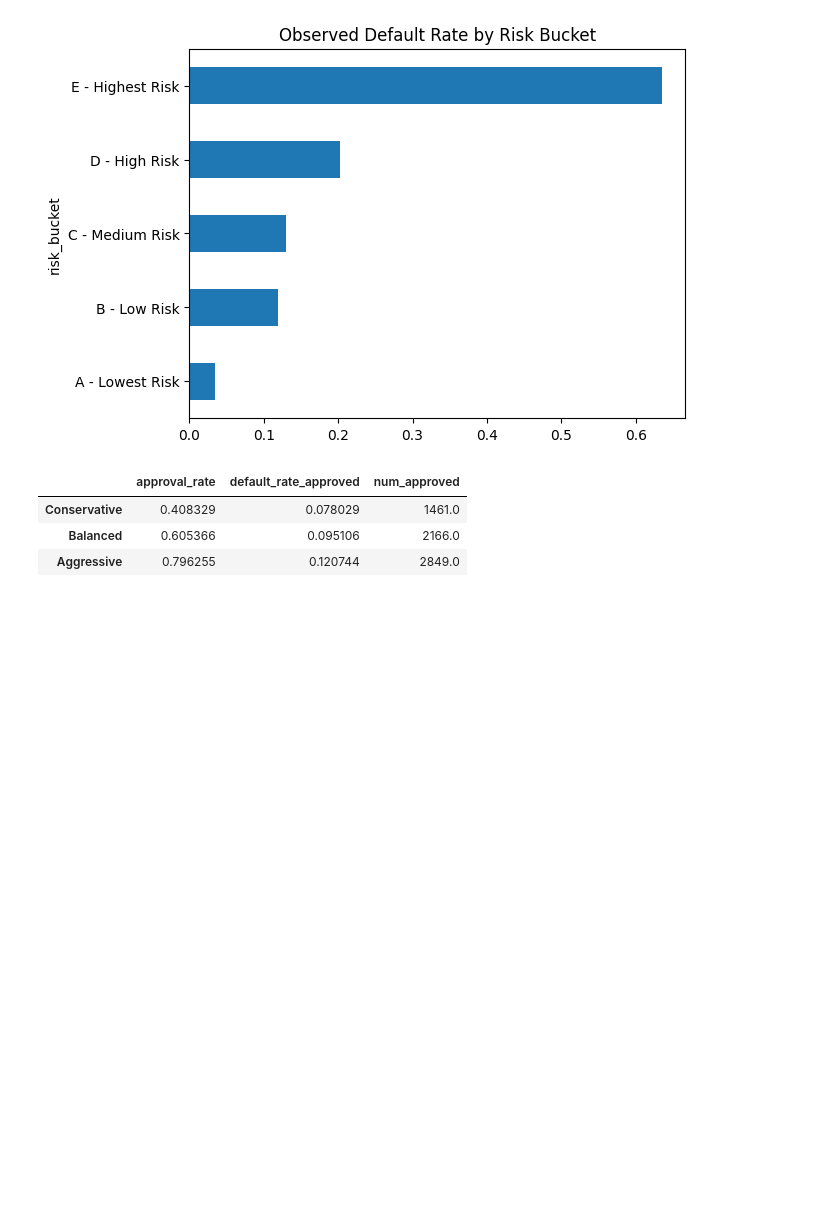
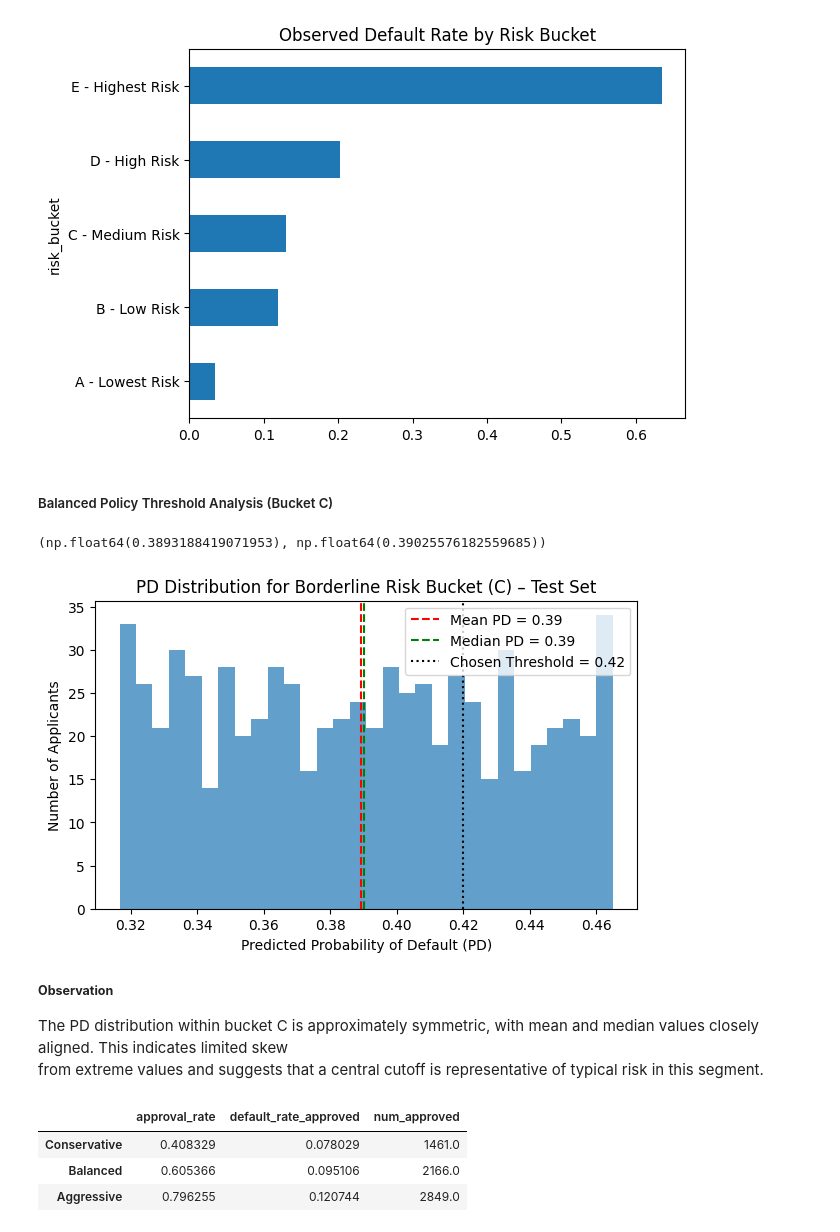
Before and after one commit to jayramanatha09/credit-risk-analysis, a Jupyter notebook: notebooks/Phase_4_baseline_model.ipynb, the cells around one changed output. Saved outputs shown, nothing was run; the diff lists cells and outputs as text; code cells hidden in the pictures; blank space fills up the shorter version.

Commit message:
Described threshold for bucket C in detail4

```diff
--- a/notebooks/Phase_4_baseline_model.ipynb
+++ b/notebooks/Phase_4_baseline_model.ipynb
@@ -284,6 +284,47 @@ bucket_summary.plot(
 # %% [output]
 <Axes: title={'center': 'Observed Default Rate by Risk Bucket'}, ylabel='risk_bucket'>
 [figure]
+# %% [markdown]
+##### Balanced Policy Threshold Analysis (Bucket C)
+# %%
+bucket_c_df = pd_df[pd_df["risk_bucket"] == "C - Medium Risk"]
+bucket_c_df.shape
+
+mean_pd = bucket_c_df["pd"].mean()
+median_pd = bucket_c_df["pd"].median()
+
+mean_pd, median_pd
+# %% [output]
+(np.float64(0.3893188419071953), np.float64(0.39025576182559685))
+# %%
+import matplotlib.pyplot as plt
+
+plt.figure(figsize=(7, 4))
+
+plt.hist(
+    bucket_c_df["pd"],
+    bins=30,
+    alpha=0.7
+)
+
+plt.axvline(mean_pd, color="red", linestyle="--", label=f"Mean PD = {mean_pd:.2f}")
+plt.axvline(median_pd, color="green", linestyle="--", label=f"Median PD = {median_pd:.2f}")
+plt.axvline(0.42, color="black", linestyle=":", label="Chosen Threshold = 0.42")
+
+plt.xlabel("Predicted Probability of Default (PD)")
+plt.ylabel("Number of Applicants")
+plt.title("PD Distribution for Borderline Risk Bucket (C) – Test Set")
+plt.legend()
+
+plt.show()
+# %% [output]
+[figure, added]
+# %% [markdown]
+<small> **Observation**
+
+The PD distribution within bucket C is approximately symmetric, with mean and median
+values closely aligned. This indicates limited skew<br> from extreme values and suggests that
+a central cutoff is representative of typical risk in this segment.<small>
 # %%
 def policy_metrics(df, col):
     approved = df[df[col] == 1]
```
